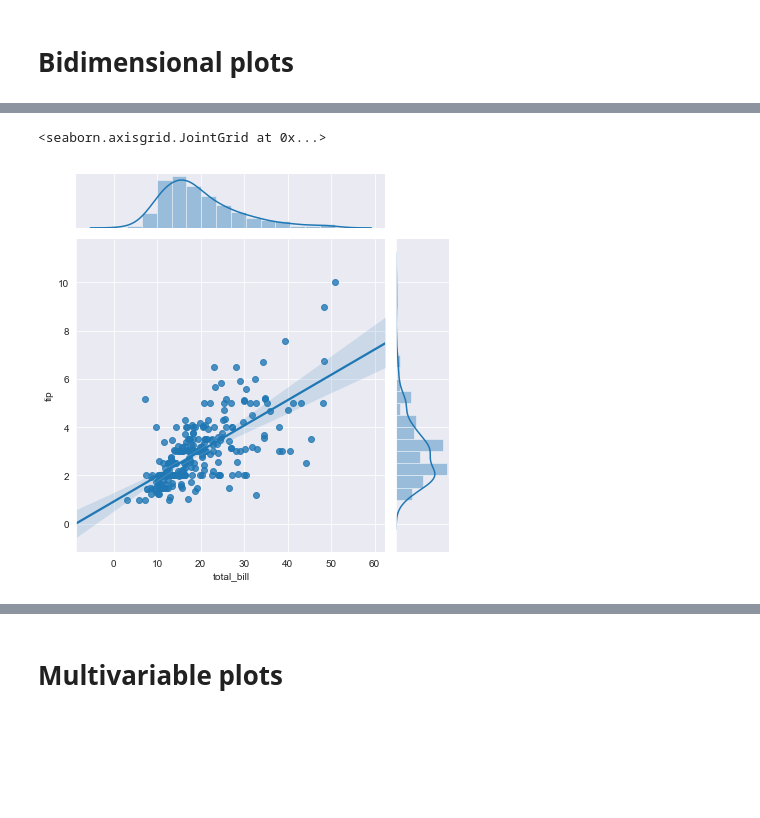
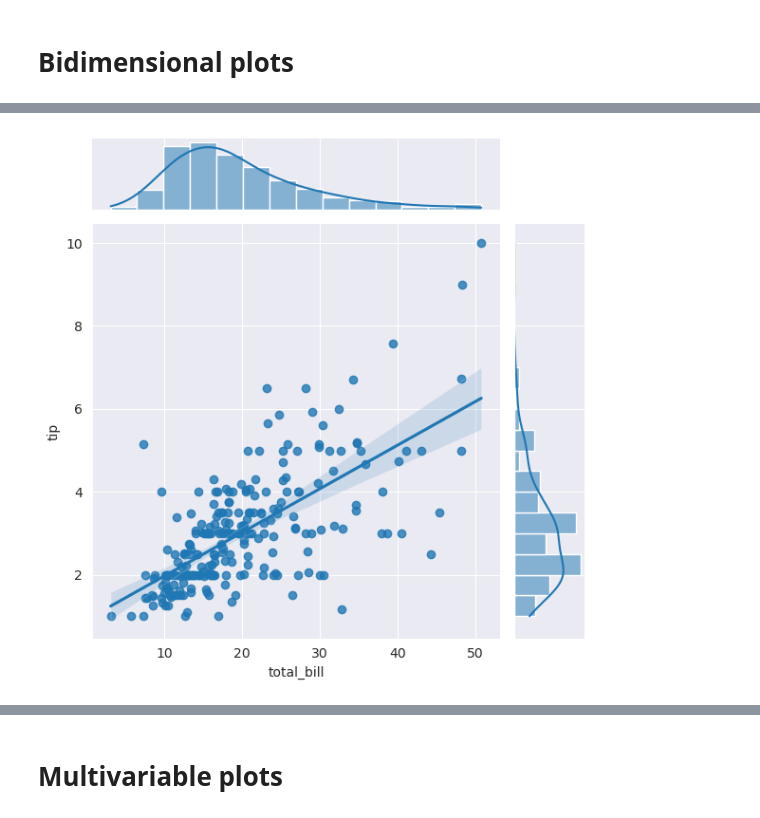
Before and after one commit to dfbarrero/dataCourse, a Jupyter notebook: dataviz/DatavizWithSeaborn.ipynb, the cells around one changed output, grey strips where cells are left out. Cells and saved outputs as stored; diff of their text form; code cells hidden in the pictures; blank space fills up the shorter version.

Commit message:
Seaborn notebook updated

```diff
--- a/dataviz/DatavizWithSeaborn.ipynb
+++ b/dataviz/DatavizWithSeaborn.ipynb
@@ -201,6 +211,5 @@ sns.relplot(x="total_bill", y="tip", size="size", sizes=(15, 200), data=tips)
 # %%
-sns.jointplot("total_bill", "tip", tips, kind="reg")
+sns.jointplot(x="total_bill", y="tip", data=tips, kind="reg");
 # %% [output]
-<seaborn.axisgrid.JointGrid at 0x...>
-[figure, old version]
+[figure, new version]
 # %%
```
Also changed, not shown: parts of 79 cells of this notebook.
